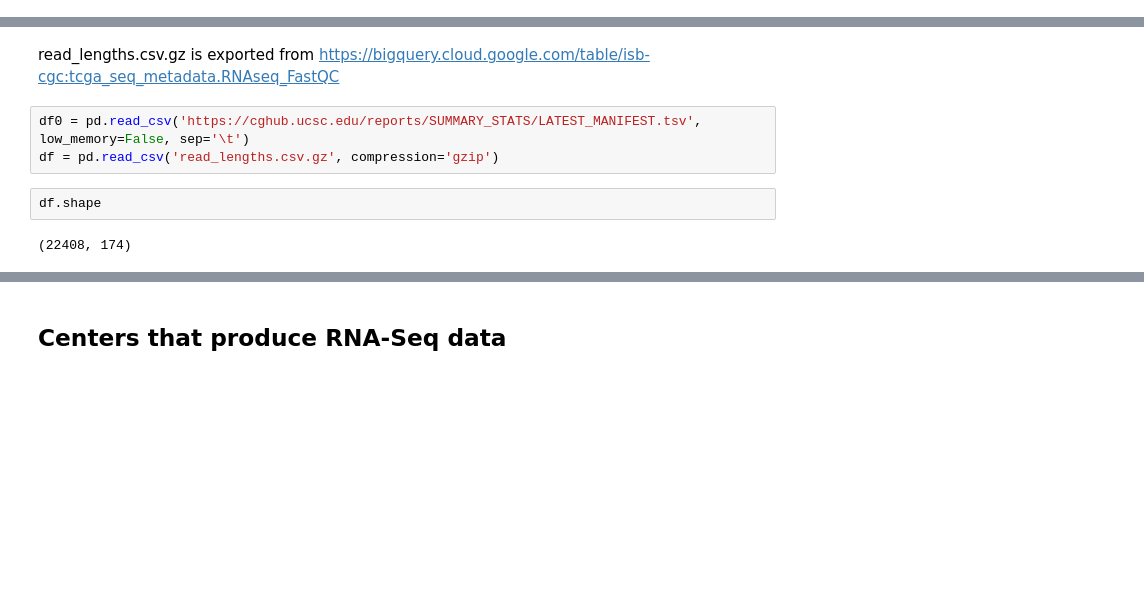
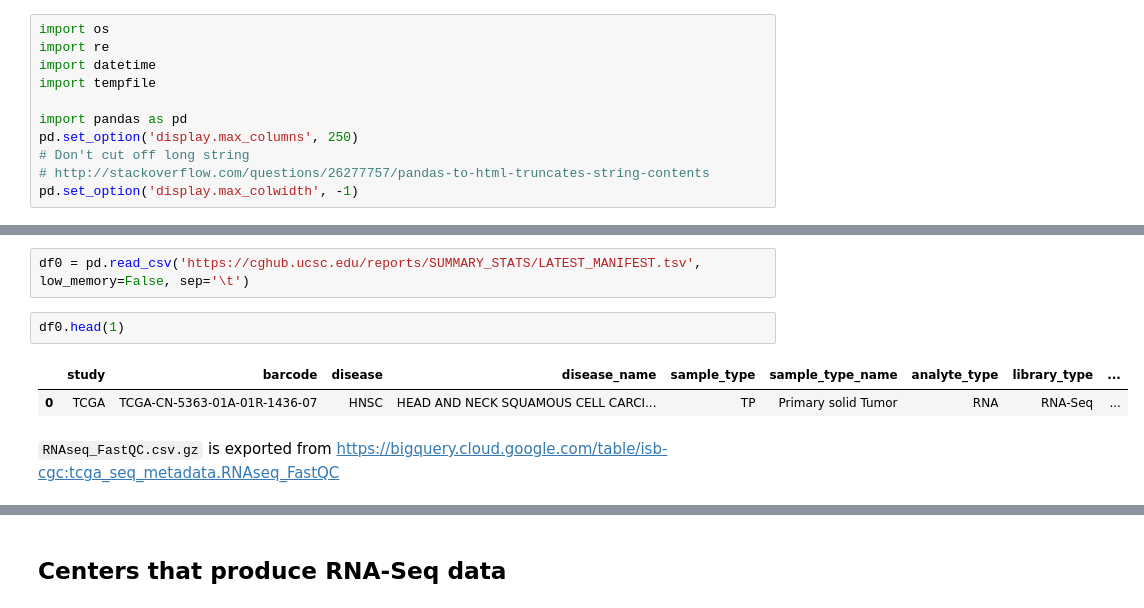
Before and after one commit to bcgsc/tasrkleat-TCGA-analysis-scripts, a Jupyter notebook: notebooks/TCGA-RNA-Seq-FASTA-read-length-analysis.ipynb, the cells around one changed output, grey strips where cells are left out. Cells and saved outputs as stored; diff of their text form; blank space fills up the shorter version.

```diff
--- a/notebooks/TCGA-RNA-Seq-FASTA-read-length-analysis.ipynb
+++ b/notebooks/TCGA-RNA-Seq-FASTA-read-length-analysis.ipynb
@@ -5,0 +1,11 @@ pd.set_option('display.max_columns', 250)
+# %%
+import os
+import re
+import datetime
+import tempfile
+
+import pandas as pd
+pd.set_option('display.max_columns', 250)
+# Don't cut off long string
+# http://stackoverflow.com/questions/26277757/pandas-to-html-truncates-string-contents
+pd.set_option('display.max_colwidth', -1)
@@ -11,9 +18,9 @@ print(datetime.datetime.now())
+# %%
+df0 = pd.read_csv('https://cghub.ucsc.edu/reports/SUMMARY_STATS/LATEST_MANIFEST.tsv', low_memory=False, sep='\t')
+# %%
+df0.head(1)
+# %% [output]
+|  | study | barcode | disease | disease_name | sample_type | sample_type_name | analyte_type | library_type | ... |
+| 0 | TCGA | TCGA-CN-5363-01A-01R-1436-07 | HNSC | HEAD AND NECK SQUAMOUS CELL CARCI... | TP | Primary solid Tumor | RNA | RNA-Seq | ... |
 # %% [markdown]
-read_lengths.csv.gz is exported from https://bigquery.cloud.google.com/table/isb-cgc:tcga_seq_metadata.RNAseq_FastQC
+`RNAseq_FastQC.csv.gz` is exported from https://bigquery.cloud.google.com/table/isb-cgc:tcga_seq_metadata.RNAseq_FastQC
-# %%
-df0 = pd.read_csv('https://cghub.ucsc.edu/reports/SUMMARY_STATS/LATEST_MANIFEST.tsv', low_memory=False, sep='\t')
-df = pd.read_csv('read_lengths.csv.gz', compression='gzip')
-# %%
-df.shape
-# %% [output]
-(22408, 174)
```
Also changed, not shown: parts of 90 cells of this notebook.
